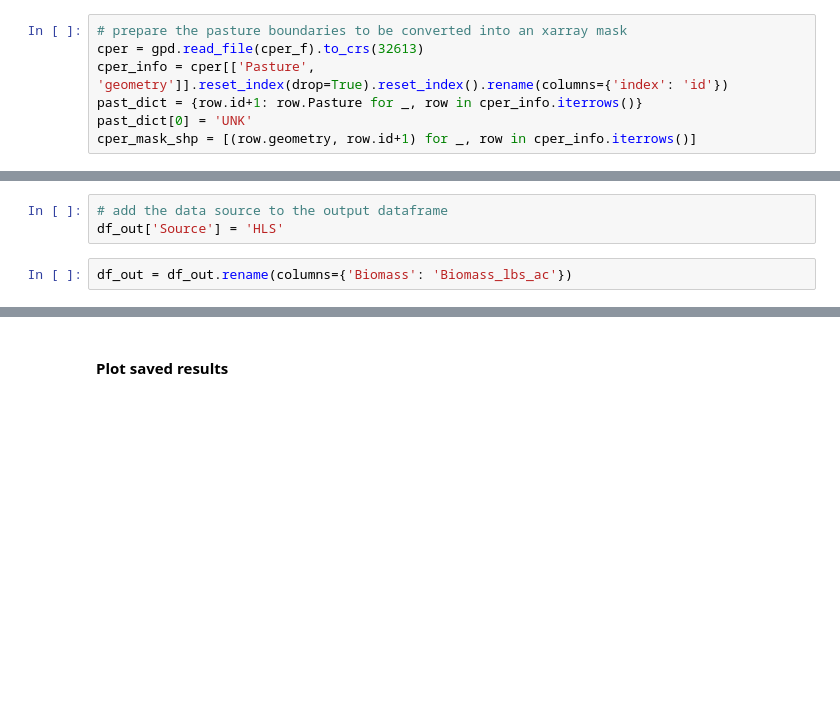
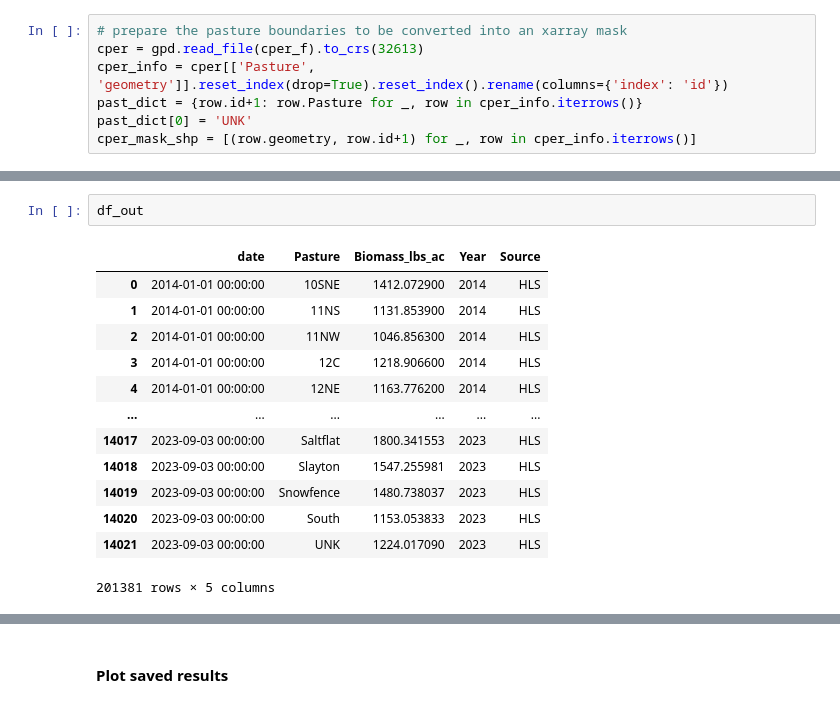
Before and after one commit to kearney-sp/cper_hls_veg_models, a Jupyter notebook: summarize_pastures/biomass_by_pasture.ipynb, the cells around one changed output, grey strips where cells are left out. Cells and saved outputs as stored; diff of their text form; blank space fills up the shorter version.

```diff
--- a/summarize_pastures/biomass_by_pasture.ipynb
+++ b/summarize_pastures/biomass_by_pasture.ipynb
@@ -90,8 +119,19 @@ for idx, yr in enumerate(tqdm(yrs)):
-# %%
-# add the data source to the output dataframe
-df_out['Source'] = 'HLS'
-# %%
-df_out = df_out.rename(columns={'Biomass': 'Biomass_lbs_ac'})
+# %%
+df_out
+# %% [output]
+|  | date | Pasture | Biomass_lbs_ac | Year | Source |
+| 0 | 2014-01-01 00:00:00 | 10SNE | 1412.072900 | 2014 | HLS |
+| 1 | 2014-01-01 00:00:00 | 11NS | 1131.853900 | 2014 | HLS |
+| 2 | 2014-01-01 00:00:00 | 11NW | 1046.856300 | 2014 | HLS |
+| 3 | 2014-01-01 00:00:00 | 12C | 1218.906600 | 2014 | HLS |
+| 4 | 2014-01-01 00:00:00 | 12NE | 1163.776200 | 2014 | HLS |
+| ... | ... | ... | ... | ... | ... |
+| 14017 | 2023-09-03 00:00:00 | Saltflat | 1800.341553 | 2023 | HLS |
+| 14018 | 2023-09-03 00:00:00 | Slayton | 1547.255981 | 2023 | HLS |
+| 14019 | 2023-09-03 00:00:00 | Snowfence | 1480.738037 | 2023 | HLS |
+| 14020 | 2023-09-03 00:00:00 | South | 1153.053833 | 2023 | HLS |
+| 14021 | 2023-09-03 00:00:00 | UNK | 1224.017090 | 2023 | HLS |
+201381 rows × 5 columns
 # %%
 # quality control check that all pastures are present for each year
 df_out.groupby('Year').apply(lambda x: x['Pasture'].unique())
```
Also changed, not shown: parts of 10 cells of this notebook, 2 other files.
